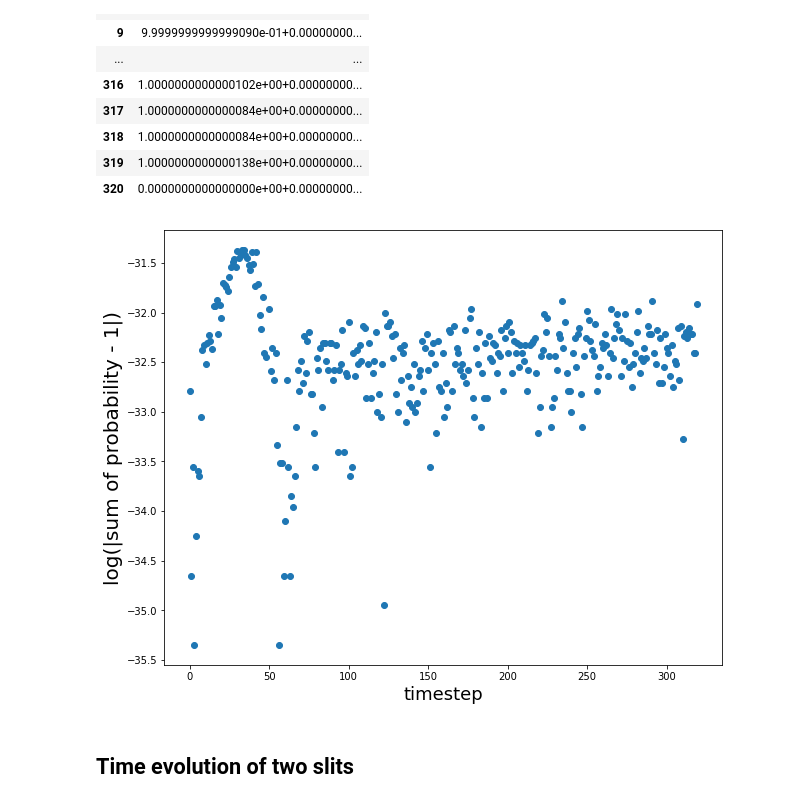
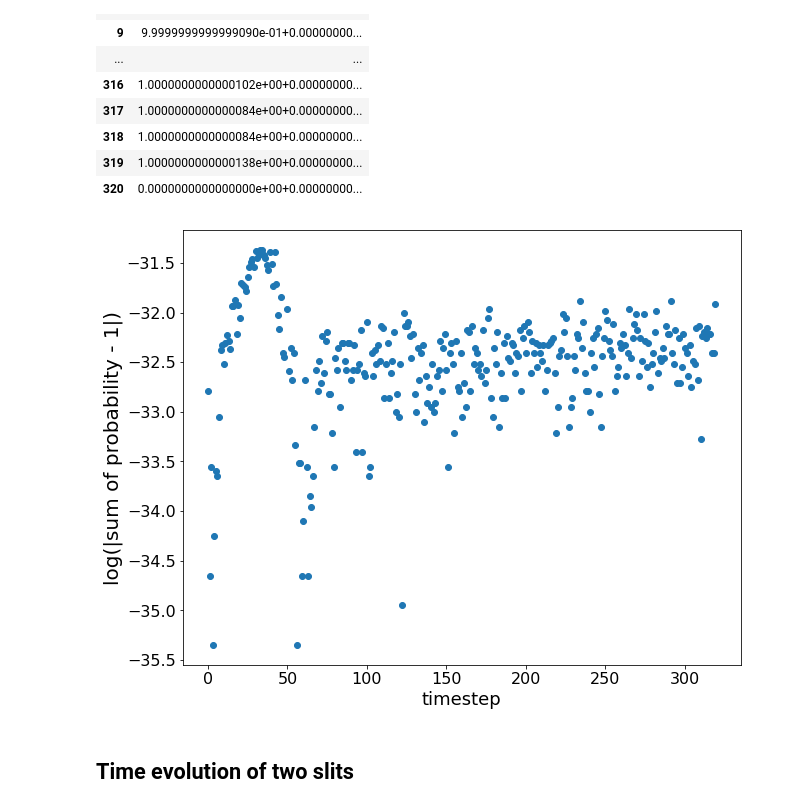
Before and after one commit to moaemilie/Project-5-FYS4150, a Jupyter notebook: Project 5.ipynb, the cells around one changed output. Saved outputs shown, nothing was run; the diff lists cells and outputs as text; code cells hidden in the pictures.

```diff
--- a/Project 5.ipynb
+++ b/Project 5.ipynb
@@ -126,18 +128,20 @@ df = df.drop(320)
 # %%
 import matplotlib.pyplot as plt
 import numpy as np
 
 logAbsData = np.log(abs(df[0]))
 
 fig = plt.figure(figsize=(10, 8))
 plt.xlabel('timestep', fontsize=18)
 plt.ylabel('log(|sum of probability - 1|)', fontsize=20)
 #plt.yscale('log')
 plt.plot(np.log(abs(df[0])), "o")
+plt.xticks(size = 16)
+plt.yticks(size = 16)
 plt.savefig('Task7_2.pdf')
 plt.show()
 # %% [output]
-[figure, old version]
+[figure, new version]
 # %% [markdown]
 ## Time evolution of two slits
 # %%
```
Also changed, not shown: parts of 14 cells of this notebook, 9 other files.
